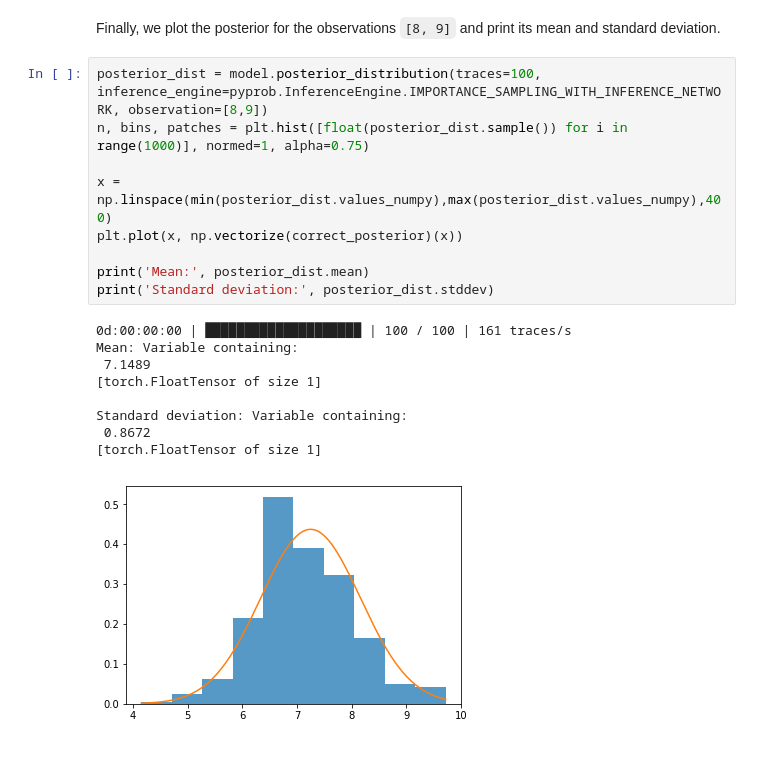
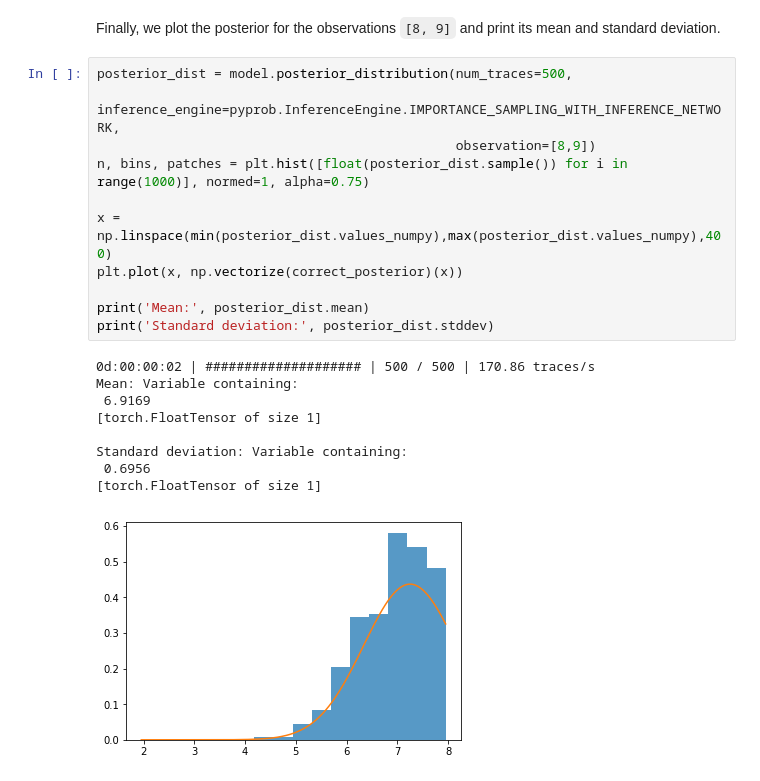
Before and after one commit to pyprob/pyprob, a Jupyter notebook: examples/gaussian_with_unknown_mean.ipynb, the cells around one changed output. Cells and saved outputs as stored; diff of their text form.

```diff
--- a/examples/gaussian_with_unknown_mean.ipynb
+++ b/examples/gaussian_with_unknown_mean.ipynb
@@ -176,21 +173,23 @@ n, bins, patches = plt.hist([float(posterior_dist_unweighted.sample()) for i in
 # %% [markdown]
 Finally, we plot the posterior for the observations `[8, 9]` and print its mean and standard deviation.
 # %%
-posterior_dist = model.posterior_distribution(traces=100, inference_engine=pyprob.InferenceEngine.IMPORTANCE_SAMPLING_WITH_INFERENCE_NETWORK, observation=[8,9])
+posterior_dist = model.posterior_distribution(num_traces=500,
+                                              inference_engine=pyprob.InferenceEngine.IMPORTANCE_SAMPLING_WITH_INFERENCE_NETWORK,
+                                              observation=[8,9])
 n, bins, patches = plt.hist([float(posterior_dist.sample()) for i in range(1000)], normed=1, alpha=0.75)
 
 x = np.linspace(min(posterior_dist.values_numpy),max(posterior_dist.values_numpy),400)
 plt.plot(x, np.vectorize(correct_posterior)(x))
 
 print('Mean:', posterior_dist.mean)
 print('Standard deviation:', posterior_dist.stddev)
 # %% [output]
-0d:00:00:00 | ████████████████████ | 100 / 100 | 161 traces/s
+0d:00:00:02 | #################### | 500 / 500 | 170.86 traces/s
 Mean: Variable containing:
- 7.1489
+ 6.9169
 [torch.FloatTensor of size 1]
 
 Standard deviation: Variable containing:
- 0.8672
+ 0.6956
 [torch.FloatTensor of size 1]
-[figure, old version]
+[figure, new version]
```
Also changed, not shown: parts of 26 cells of this notebook, 2 other files.
